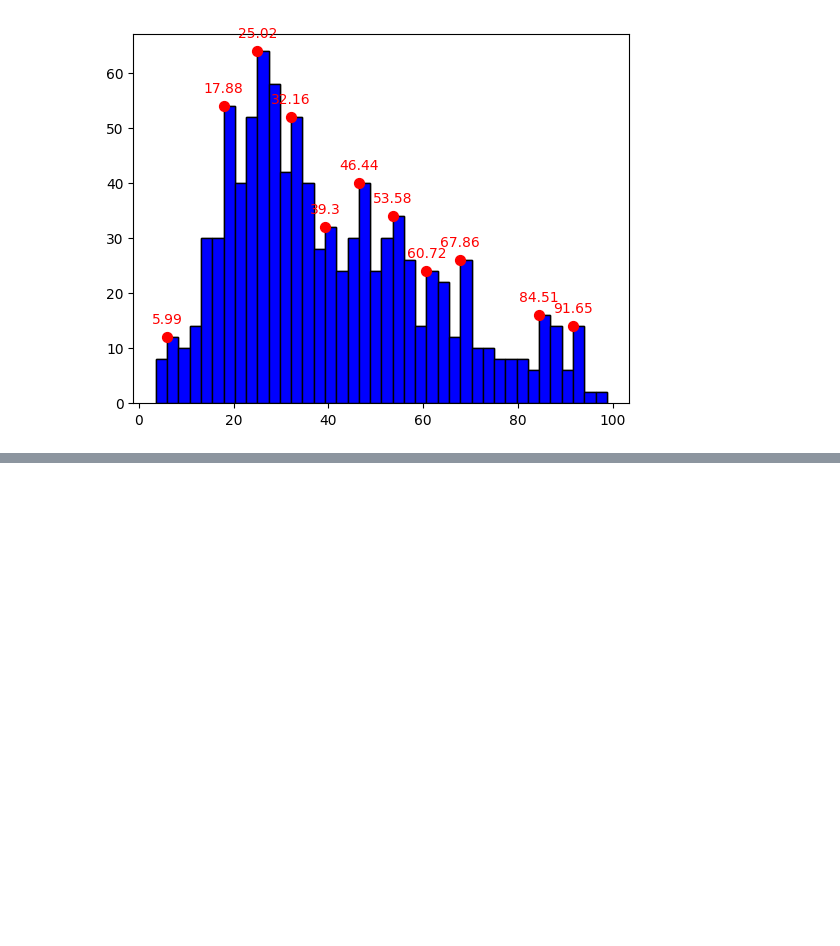
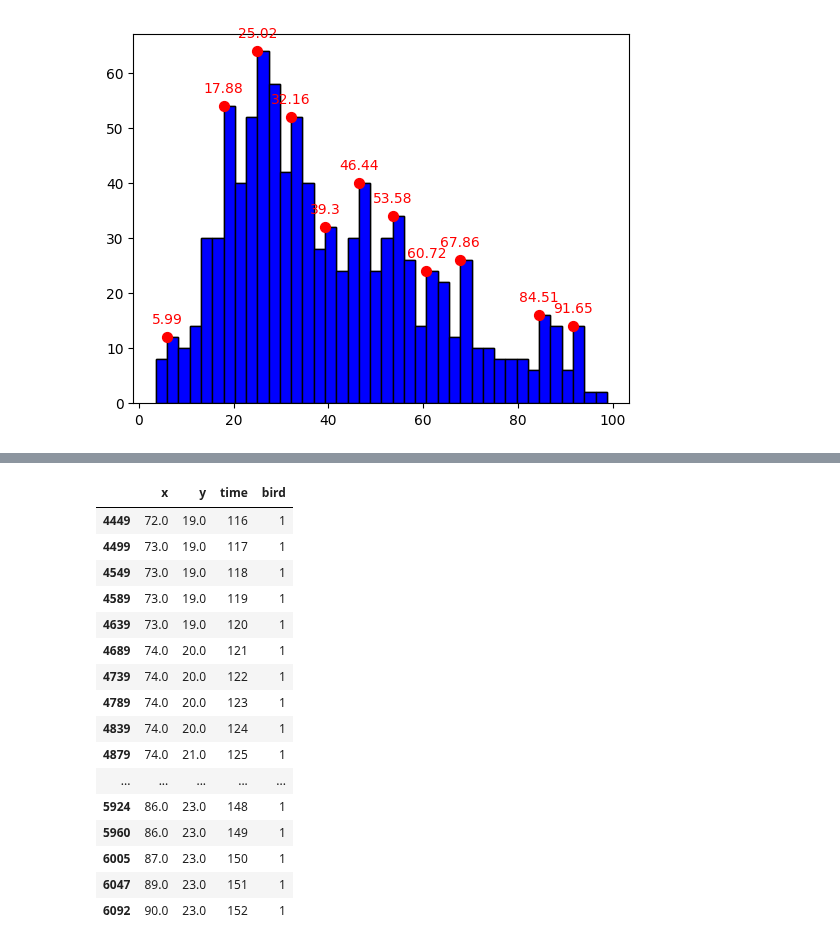
Before and after one commit to BasisResearch/collab-creatures, a Jupyter notebook: docs/central_park_birds.ipynb, the cells around one changed output, grey strips where cells are left out. Saved outputs shown, nothing was run; the diff lists cells and outputs as text; code cells hidden in the pictures; blank space fills up the shorter version.

```diff
--- a/docs/central_park_birds.ipynb
+++ b/docs/central_park_birds.ipynb
@@ -99,0 +269,22 @@ ft.distances_and_peaks(sps_distances)
+# %%
+display(
+ducks_obj.birdsDF[ducks_obj.birdsDF['bird'] == 1]
+)
+# %% [output]
+|  | x | y | time | bird |
+| 4449 | 72.0 | 19.0 | 116 | 1 |
+| 4499 | 73.0 | 19.0 | 117 | 1 |
+| 4549 | 73.0 | 19.0 | 118 | 1 |
+| 4589 | 73.0 | 19.0 | 119 | 1 |
+| 4639 | 73.0 | 19.0 | 120 | 1 |
+| 4689 | 74.0 | 20.0 | 121 | 1 |
+| 4739 | 74.0 | 20.0 | 122 | 1 |
+| 4789 | 74.0 | 20.0 | 123 | 1 |
+| 4839 | 74.0 | 20.0 | 124 | 1 |
+| 4879 | 74.0 | 21.0 | 125 | 1 |
+| ... | ... | ... | ... | ... |
+| 5924 | 86.0 | 23.0 | 148 | 1 |
+| 5960 | 86.0 | 23.0 | 149 | 1 |
+| 6005 | 87.0 | 23.0 | 150 | 1 |
+| 6047 | 89.0 | 23.0 | 151 | 1 |
+| 6092 | 90.0 | 23.0 | 152 | 1 |
```
Also changed, not shown: parts of 12 cells of this notebook, 5 other files.
